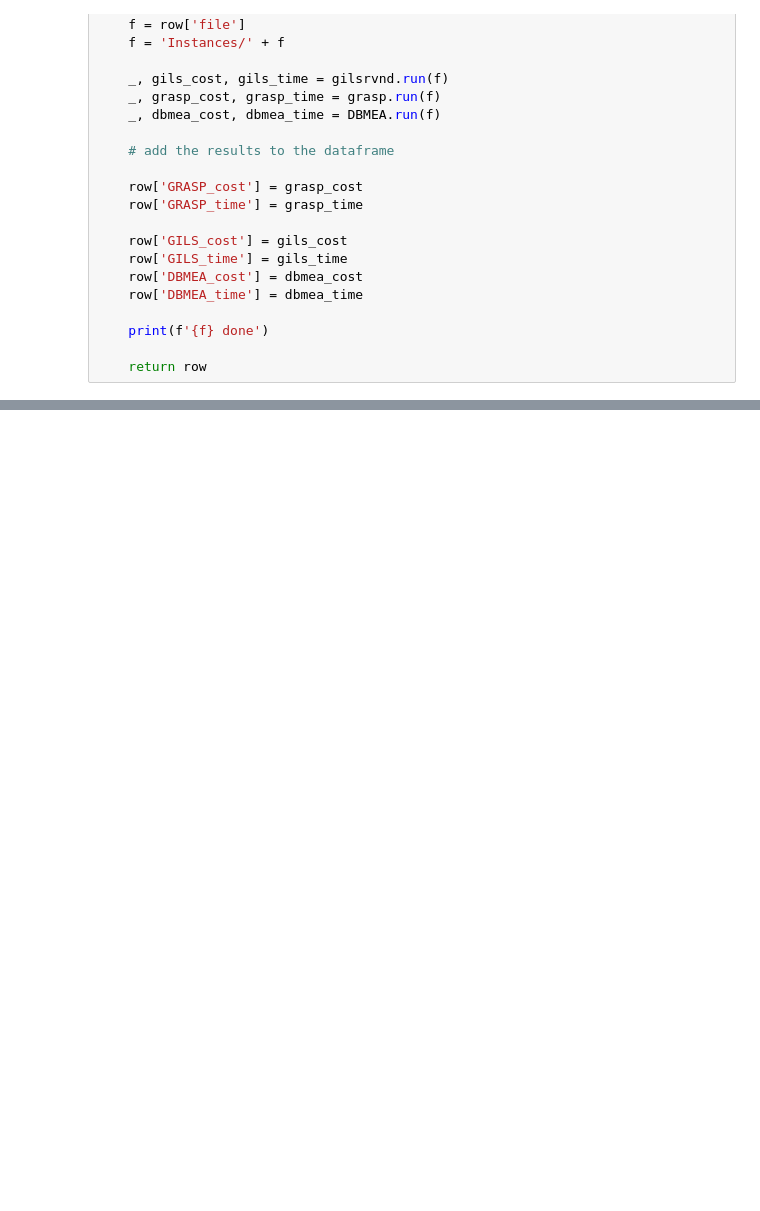
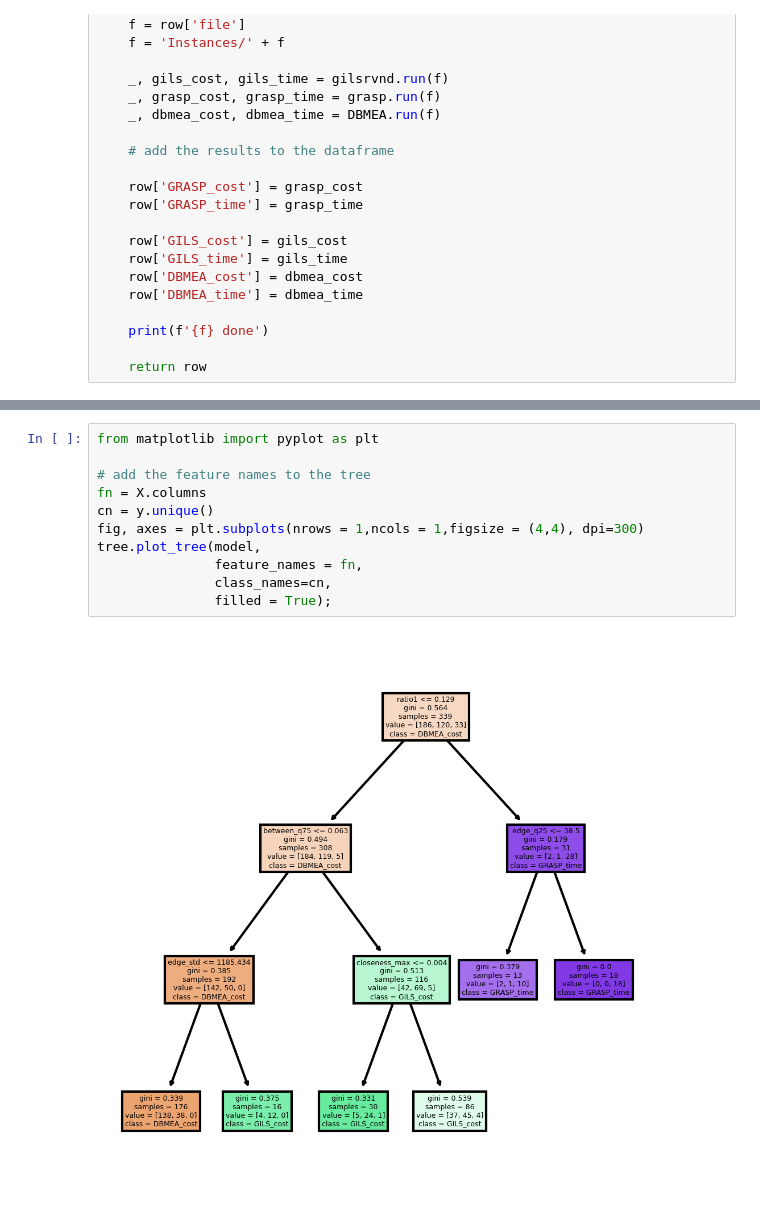
Before and after one commit to FabianBB/TRP, a Jupyter notebook: mltest.ipynb, the cells around one changed output, grey strips where cells are left out. Saved outputs shown, nothing was run; the diff lists cells and outputs as text; blank space fills up the shorter version.

```diff
--- a/mltest.ipynb
+++ b/mltest.ipynb
@@ -347,0 +150,13 @@ plt.show()
+# %%
+from matplotlib import pyplot as plt
+
+# add the feature names to the tree
+fn = X.columns
+cn = y.unique()
+fig, axes = plt.subplots(nrows = 1,ncols = 1,figsize = (4,4), dpi=300)
+tree.plot_tree(model,
+               feature_names = fn,
+               class_names=cn,
+               filled = True);
+# %% [output]
+[figure, added]
```
Also changed, not shown: parts of 52 cells of this notebook, 5 other files.
